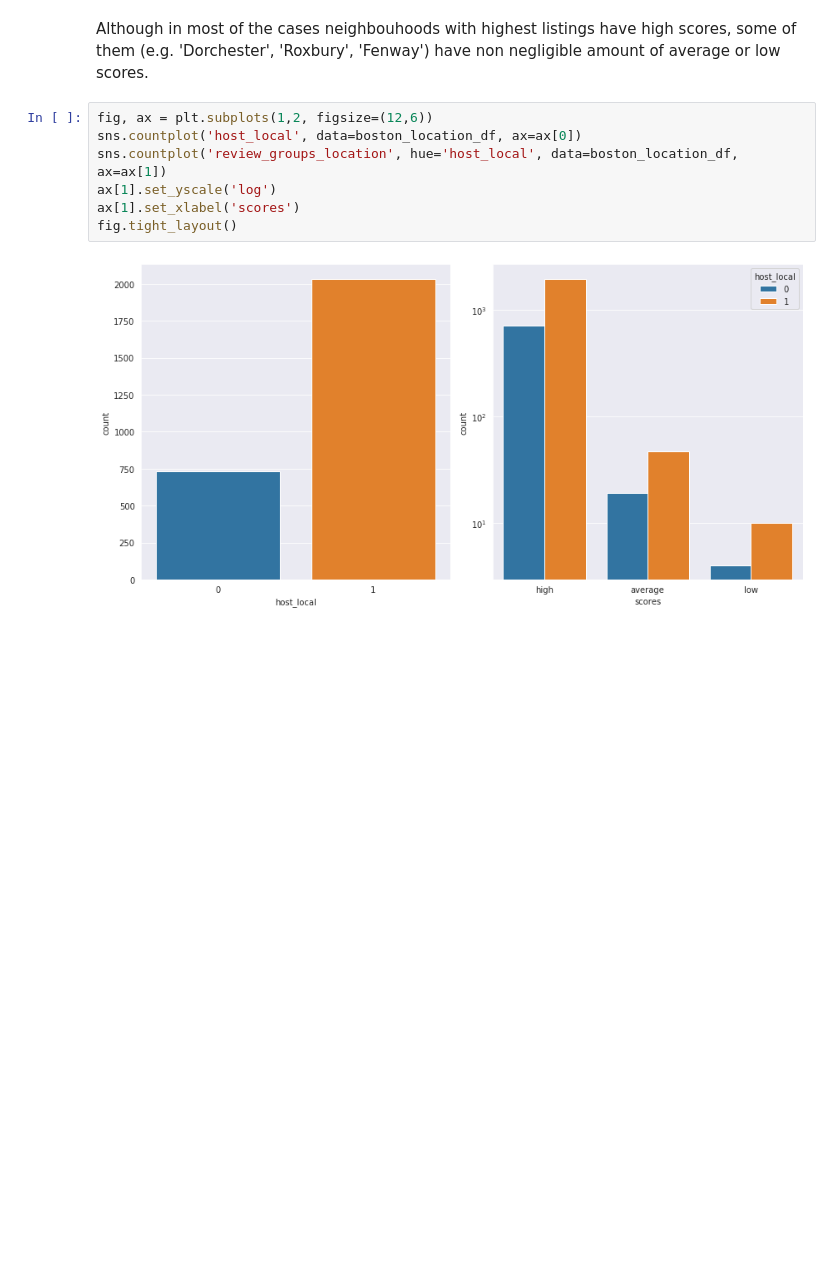
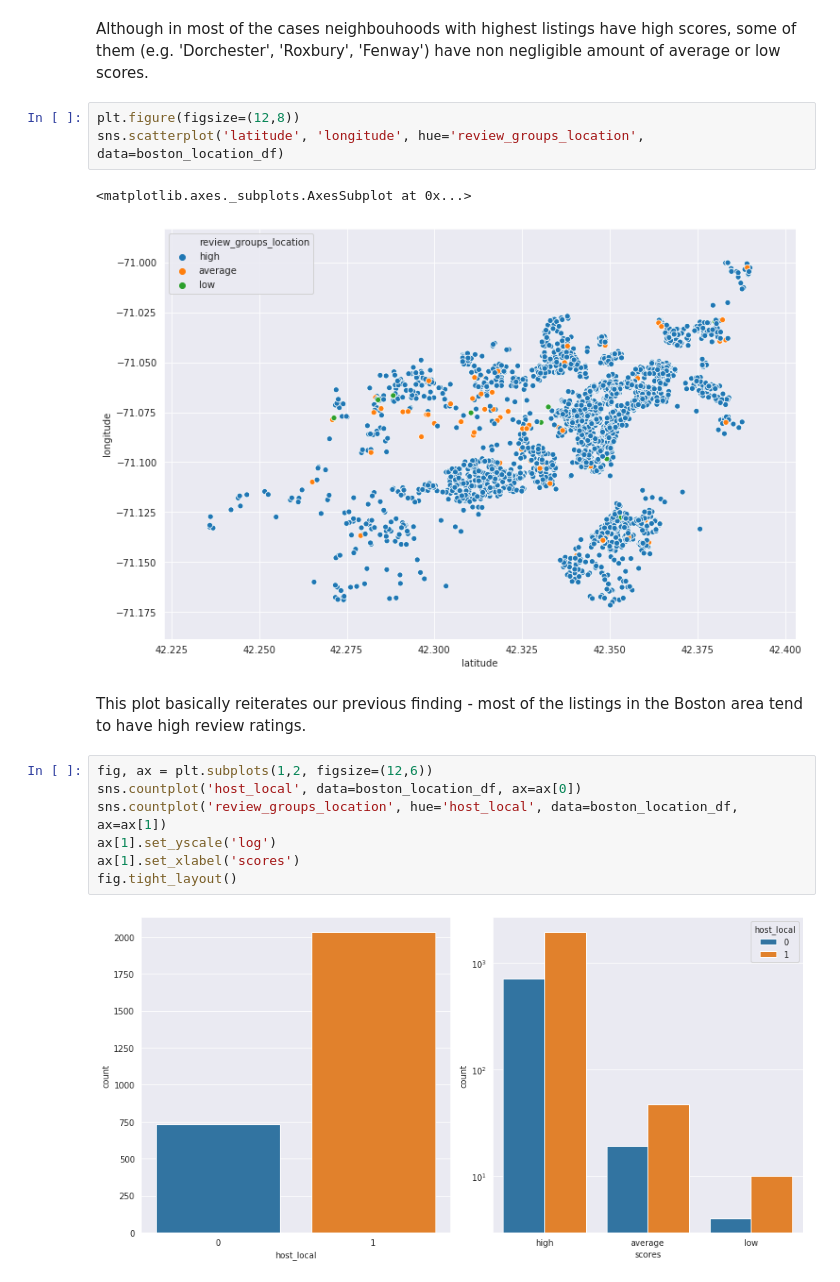
Before and after one commit to nabanitarimpi/airbnb-data-analysis, a Jupyter notebook: airbnb_data_analysis.ipynb, the cells around one changed output. Cells and saved outputs as stored; diff of their text form; blank space fills up the shorter version.

```diff
--- a/airbnb_data_analysis.ipynb
+++ b/airbnb_data_analysis.ipynb
@@ -461,5 +460,13 @@ plt.legend(loc='center right', bbox_to_anchor=(1.2,0.5))
 # %% [markdown]
 Although in most of the cases neighbouhoods with highest listings have high scores, some of them (e.g. 'Dorchester', 'Roxbury', 'Fenway') have non negligible amount of average or low scores.
+# %%
+plt.figure(figsize=(12,8))
+sns.scatterplot('latitude', 'longitude', hue='review_groups_location', data=boston_location_df)
+# %% [output]
+<matplotlib.axes._subplots.AxesSubplot at 0x...>
+[figure, added]
+# %% [markdown]
+This plot basically reiterates our previous finding - most of the listings in the Boston area tend to have high review ratings.
 # %%
 fig, ax = plt.subplots(1,2, figsize=(12,6))
 sns.countplot('host_local', data=boston_location_df, ax=ax[0])
```
Also changed, not shown: parts of 8 cells of this notebook, 2 other files.
